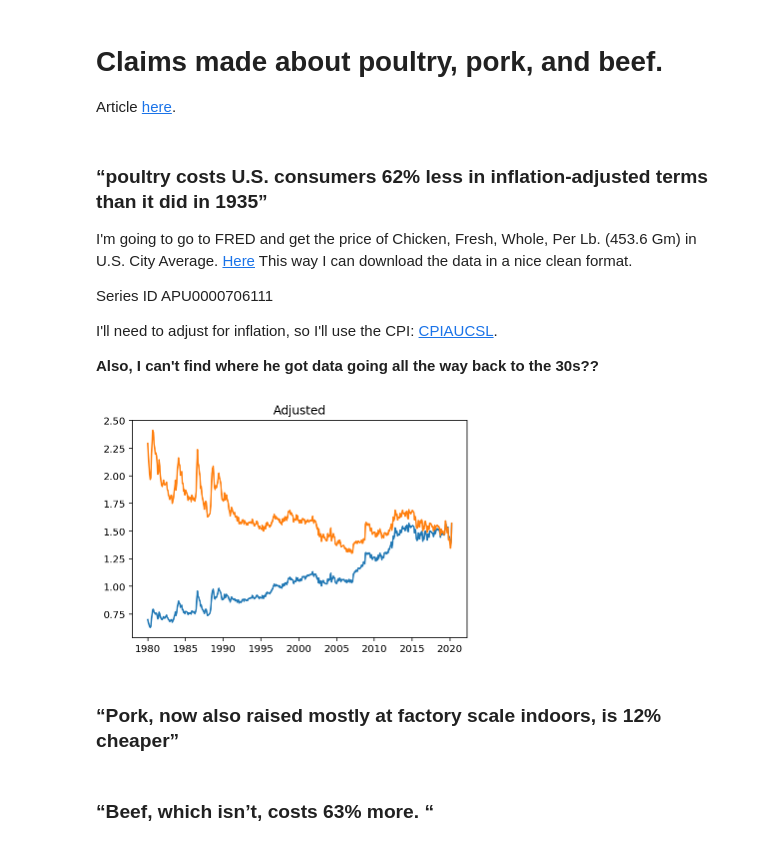
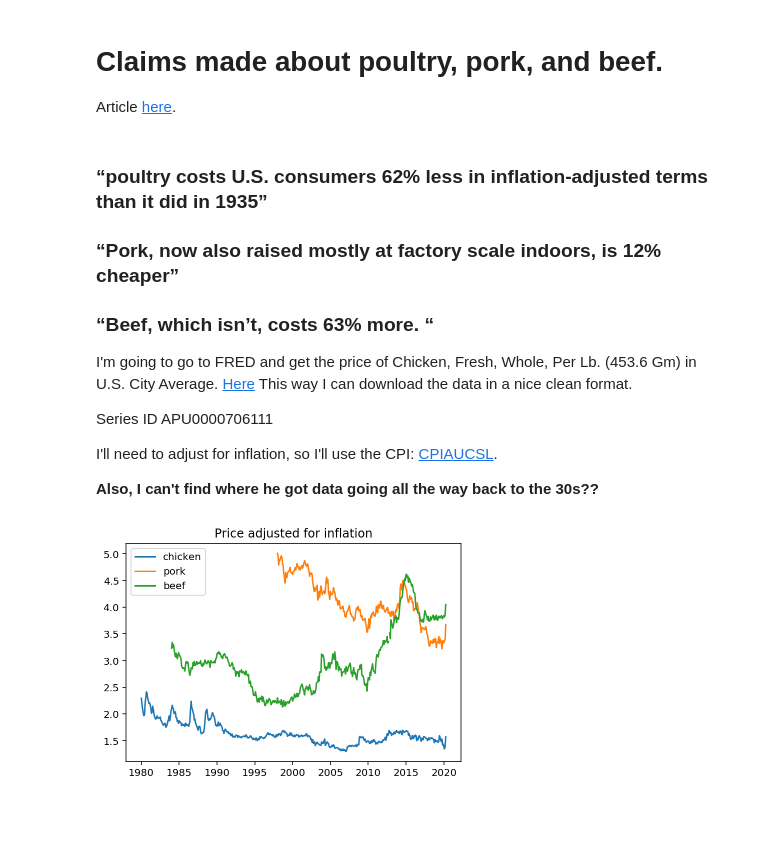
Before and after one commit to ayoskovich/chickens_trust, a Jupyter notebook: price_check.ipynb, the cells around one changed output. Saved outputs shown, nothing was run; the diff lists cells and outputs as text; code cells hidden in the pictures; blank space fills up the shorter version.

Commit message:
Plotting adjusted prices for all 3 products

```diff
--- a/price_check.ipynb
+++ b/price_check.ipynb
@@ -4,6 +4,10 @@
 Article [here](https://www.bloomberg.com/news/articles/2020-05-11/why-chicken-is-plentiful-during-the-pandemic-and-beef-is-not?srnd=premium&utm_medium=social&utm_source=twitter&utm_campaign=socialflow-organic&utm_content=markets&cmpid%3D=socialflow-twitter-markets&sref=XQtHDW1P).
 # %% [markdown]
 ### “poultry costs U.S. consumers 62% less in inflation-adjusted terms than it did in 1935”
+
+### “Pork, now also raised mostly at factory scale indoors, is 12% cheaper”
+
+### “Beef, which isn’t, costs 63% more. “
 
 I'm going to go to FRED and get the price of Chicken, Fresh, Whole, Per Lb. (453.6 Gm) in U.S. City Average. [Here](https://fred.stlouisfed.org/series/APU0000706111#0) This way I can download the data in a nice clean format.
 
@@ -15,39 +19,40 @@ I'll need to adjust for inflation, so I'll use the CPI: [CPIAUCSL](https://fred.
 # %%
 import pandas as pd
 import matplotlib.pyplot as plt
 from datetime import date
 
 %config InlineBackend.figure_format = 'retina'
+%run ./helpers.ipynb
 
 cpi = pd.read_csv('data/CPIAUCSL.csv')
 
 # Get most recent cpi
-most_recent = cpi.loc[cpi['DATE'] == cpi['DATE'].max(), 'CPIAUCSL'].values[0]
-
-def get_adjust(past_cpi, current_cpi, past_price):
-    """
-    Return a past price adjusted for inflation
-    """
-    return (current_cpi / past_cpi) * past_price
+MOST_RECENT = cpi.loc[cpi['DATE'] == cpi['DATE'].max(), 'CPIAUCSL'].values[0]
 
 df = (
-    pd.read_csv('data/APU0000706111.csv')
-    .rename(columns={'APU0000706111':'price'})
-    .pipe(pd.merge, cpi, how='left', on='DATE')
+    beef()
+    .pipe(pd.merge, chicken(), how='outer')
+    .pipe(pd.merge, pork(), how='outer')
+    .pipe(pd.merge, cpi, how='outer', on='DATE')
+    .rename(columns={'APU0000703112':'beef',
+                     'APU0000706111':'chicken',
+                     'APU0000FD3101':'pork',
+                     'CPIAUCSL':'cpi',
+                     'DATE':'date'})
 )
-df['DATE'] = pd.to_datetime(df['DATE'])
-df['adjusted'] = df.apply(lambda x: get_adjust(past_cpi=x['CPIAUCSL'],
-                                               current_cpi=most_recent,
-                                               past_price=x['price']), axis=1)
 
-plt.title('Unadjusted');
-plt.plot(df['DATE'], df['price']);
+df['date'] = pd.to_datetime(df['date'])
+df['beef'] = pd.to_numeric(df['beef'],errors='coerce')
+df.sort_values(by=['date'], inplace=True)
 
-plt.title('Adjusted');
-plt.plot(df['DATE'], df['adjusted']);
+df['new_pork'] = apply_adjust(df, 'pork', MOST_RECENT)
+df['new_chicken'] = apply_adjust(df, 'chicken', MOST_RECENT)
+df['new_beef'] = apply_adjust(df, 'beef', MOST_RECENT)
+
+plt.plot(df['date'], df['new_chicken'], label='chicken');
+plt.plot(df['date'], df['new_pork'], label='pork');
+plt.plot(df['date'], df['new_beef'], label='beef')
+plt.legend(loc="upper left");
+plt.title("Price adjusted for inflation");
 # %% [output]
-[figure, old version]
+[figure, new version]
-# %% [markdown]
-### “Pork, now also raised mostly at factory scale indoors, is 12% cheaper”
-# %% [markdown]
-### “Beef, which isn’t, costs 63% more. “
```
Also changed, not shown: 3 other files.
